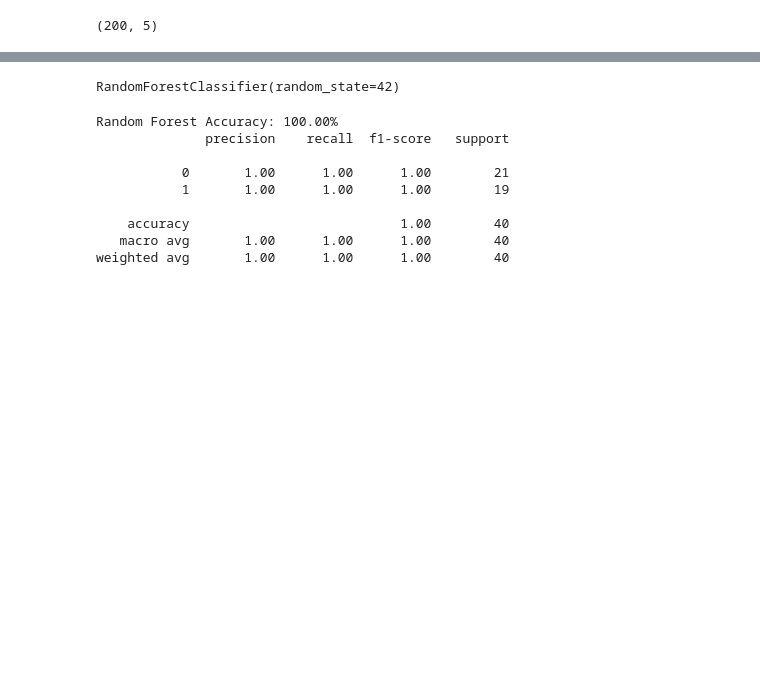
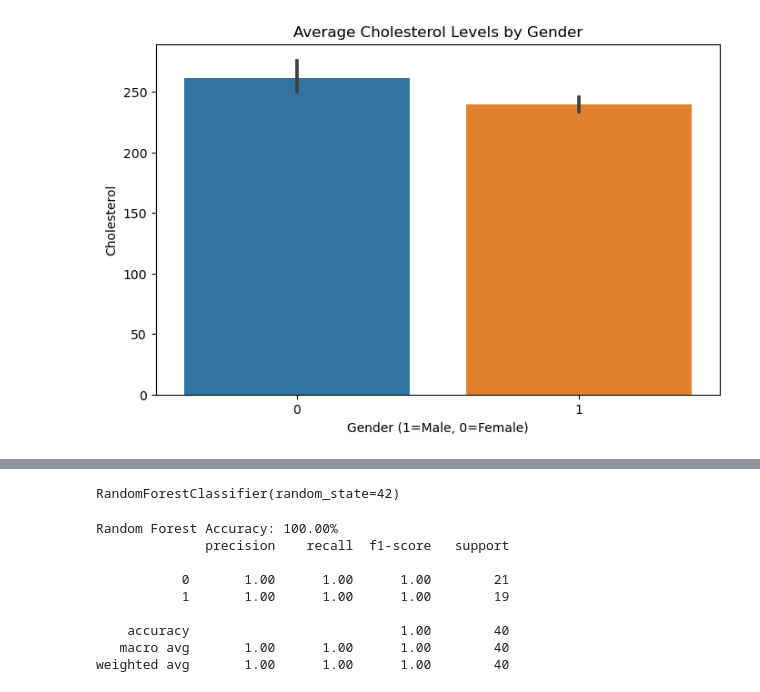
Before and after one commit to Ahilya7570/ML_ASSIGNMENTS, a Jupyter notebook: ASSIGNMENT_3/ASSIGNMENT_3.ipynb, the cells around one changed output, grey strips where cells are left out. Drawn from its saved outputs; the diff is of its cells as text; code cells hidden in the pictures; blank space fills up the shorter version.

```diff
--- a/ASSIGNMENT_3/ASSIGNMENT_3.ipynb
+++ b/ASSIGNMENT_3/ASSIGNMENT_3.ipynb
@@ -31,6 +42,12 @@ data.describe()
 # %%
-#To find number of rows and columns
-data.shape
+#To plot bar plot
+plt.figure(figsize=(8,5))
+sns.barplot(x=heart_df['Sex'], y=heart_df['Chol'])
+plt.title("Average Cholesterol Levels by Gender")
+plt.xlabel("Gender (1=Male, 0=Female)")
+plt.ylabel("Cholesterol")
+plt.show()
+# bar plot
 # %% [output]
-(200, 5)
+[figure, added]
 # %%
```
Also changed, not shown: parts of 9 cells of this notebook.
